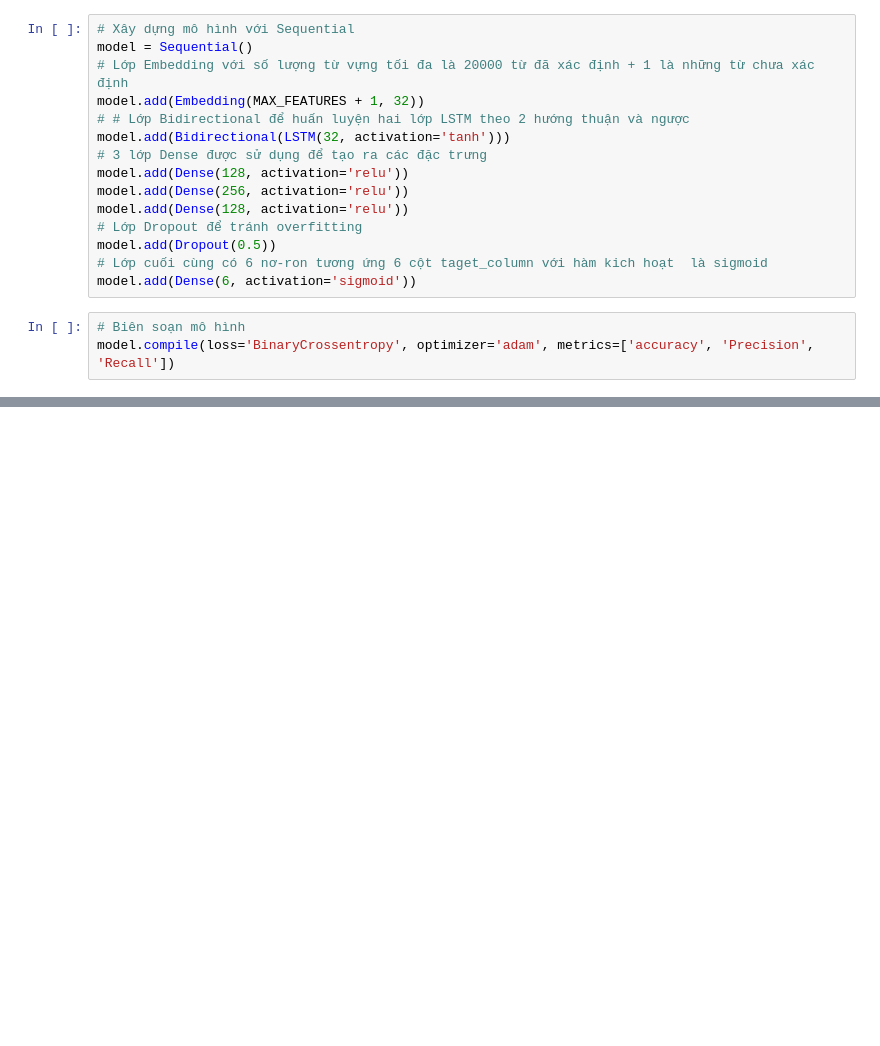
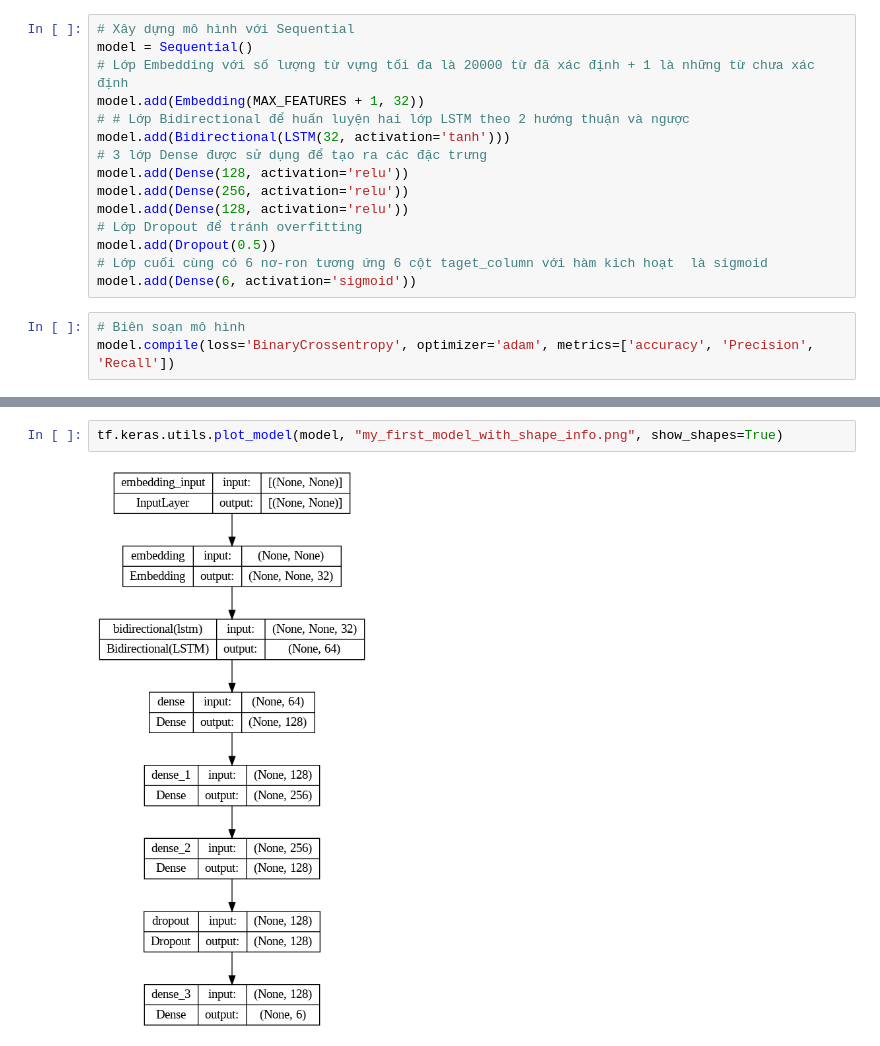
Before and after one commit to An071003/IE221-21521804-21521595, a Jupyter notebook: Jupyter-notebook/jupyter_notebook.ipynb, the cells around one changed output, grey strips where cells are left out. Cells and saved outputs as stored; diff of their text form; blank space fills up the shorter version.

```diff
--- a/Jupyter-notebook/jupyter_notebook.ipynb
+++ b/Jupyter-notebook/jupyter_notebook.ipynb
@@ -221,3 +240,7 @@ Model: "sequential_1"
+# %%
+tf.keras.utils.plot_model(model, "my_first_model_with_shape_info.png", show_shapes=True)
+# %% [output]
+[figure, added]
 # %%
 # Huấn luyện mô hình
 history = model.fit(train, epochs=5, batch_size=16, validation_data= val)
```
Also changed, not shown: parts of 26 cells of this notebook, 14 other files.
